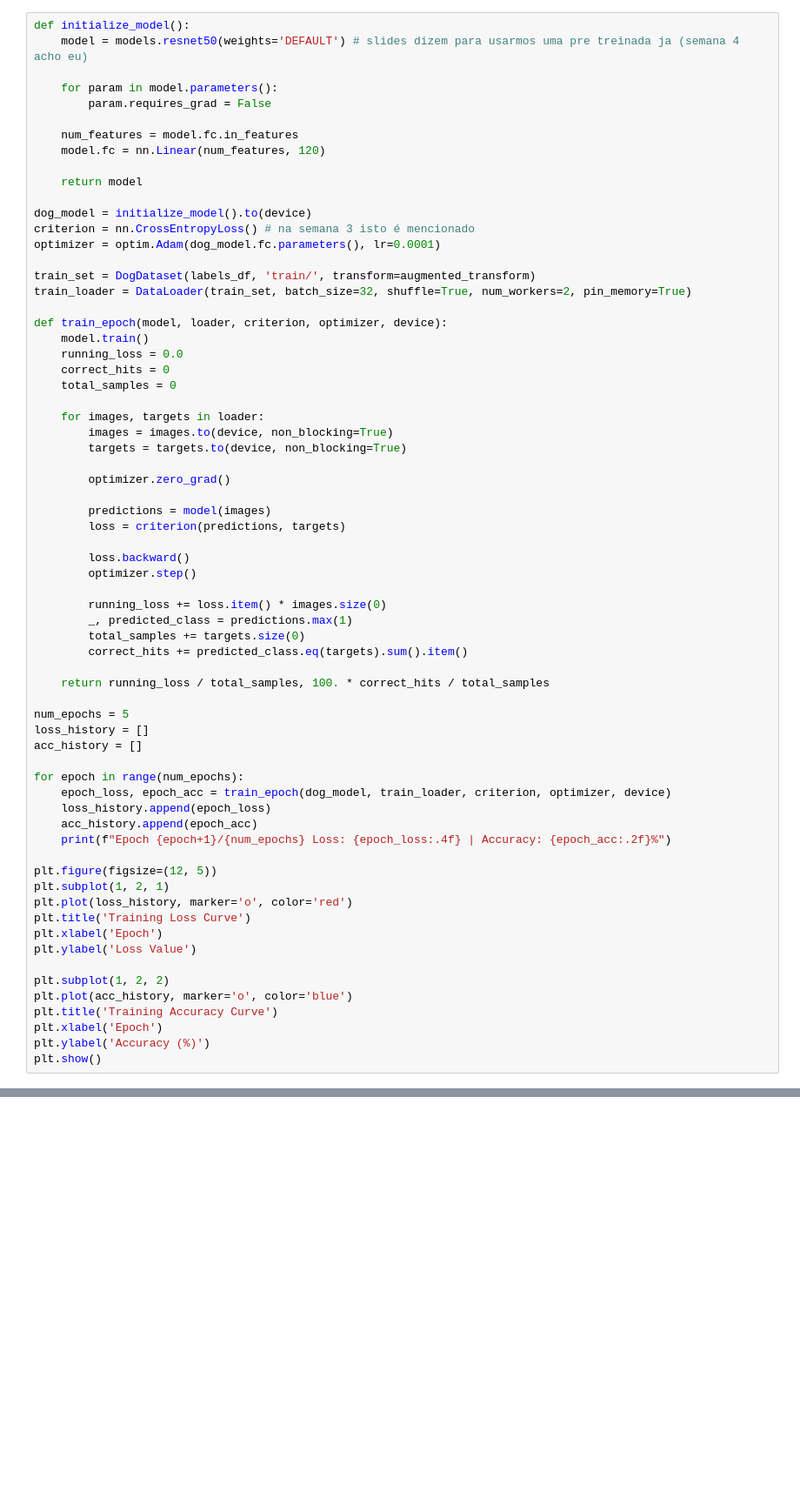
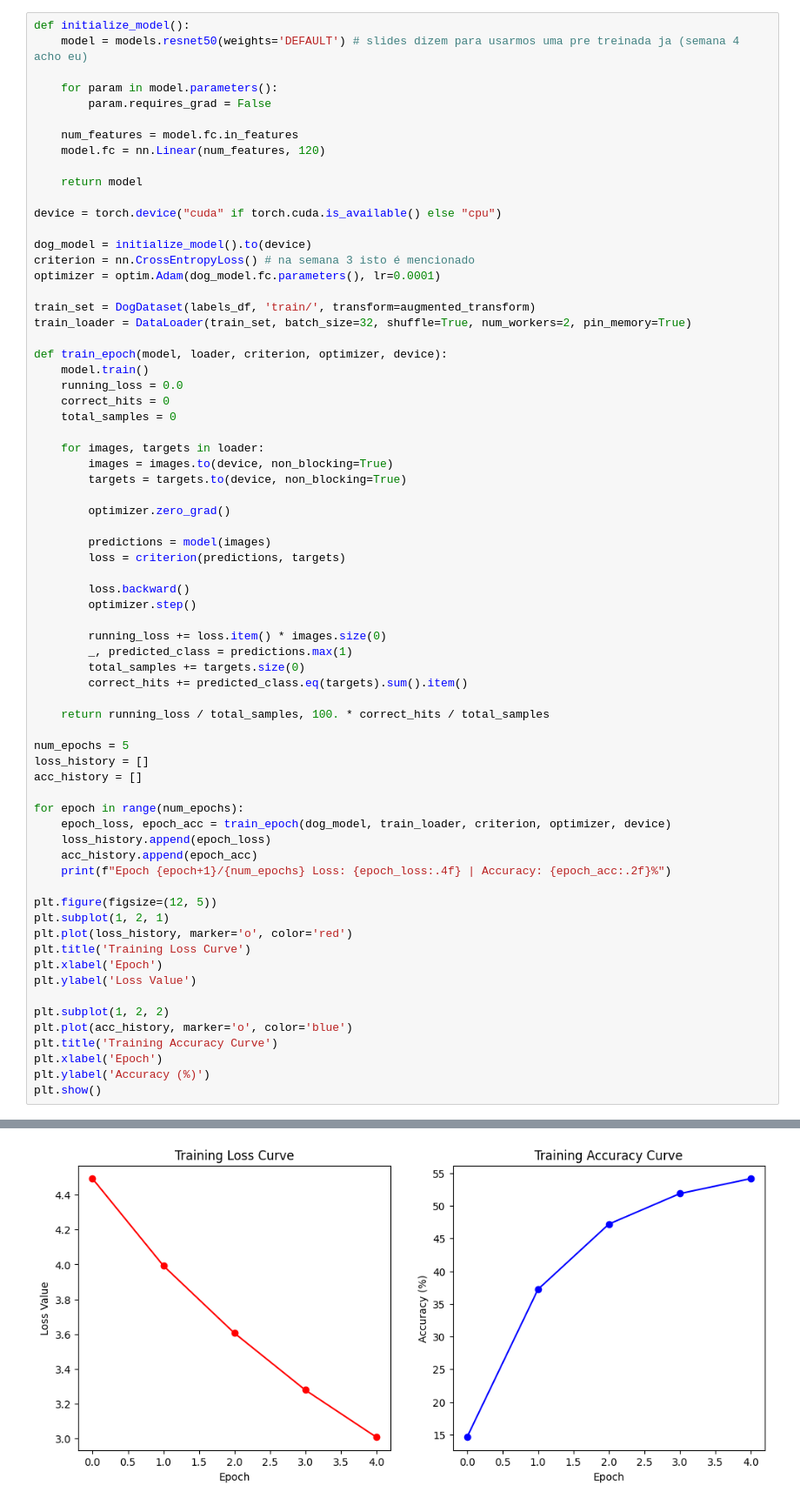
Before and after one commit to JorgeCaldeira/Beware-the-dog, a Jupyter notebook: DL_Project.ipynb, the cells around one changed output, grey strips where cells are left out. Shown at 87% size. Drawn from its saved outputs; the diff is of its cells as text; blank space fills up the shorter version.

```diff
--- a/DL_Project.ipynb
+++ b/DL_Project.ipynb
@@ -120,6 +117,8 @@ def initialize_model():
     model.fc = nn.Linear(num_features, 120)
 
     return model
+
+device = torch.device("cuda" if torch.cuda.is_available() else "cpu")
 
 dog_model = initialize_model().to(device)
 criterion = nn.CrossEntropyLoss() # na semana 3 isto é mencionado
@@ -180,0 +184 @@ KeyboardInterrupt:
+[figure, added]
```
Also changed, not shown: parts of 7 cells of this notebook.
